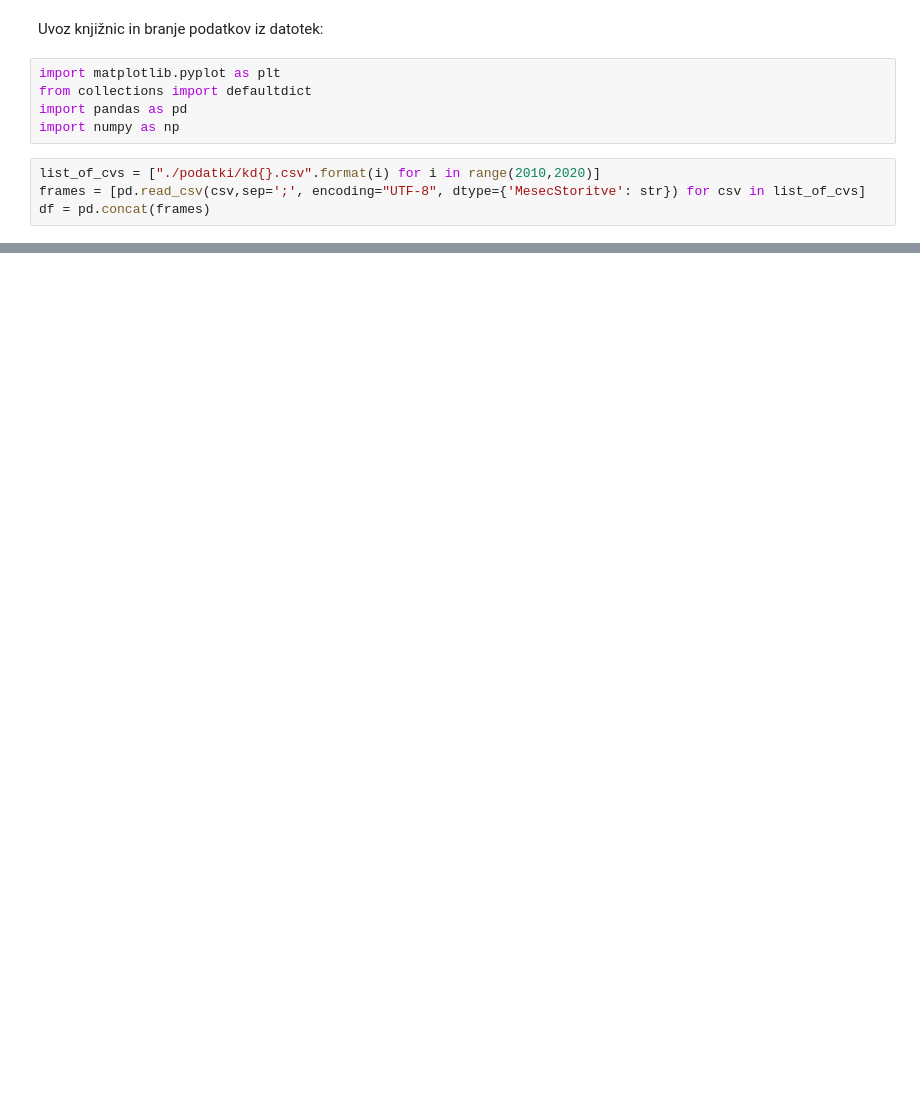
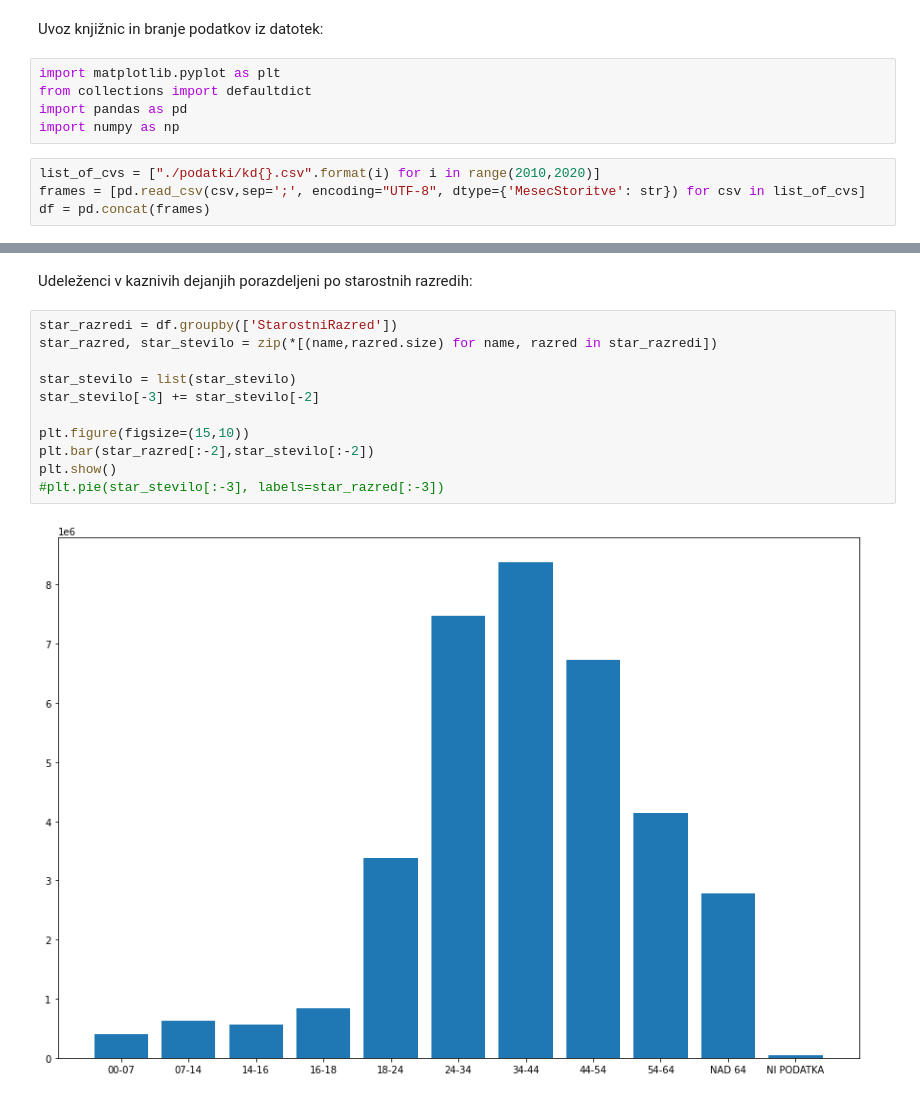
Before and after one commit to debluka/PR21LDMMKPZG, a Jupyter notebook: PR21LDMMKPZG.ipynb, the cells around one changed output, grey strips where cells are left out. Saved outputs shown, nothing was run; the diff lists cells and outputs as text; blank space fills up the shorter version.

```diff
--- a/PR21LDMMKPZG.ipynb
+++ b/PR21LDMMKPZG.ipynb
@@ -11,0 +50,15 @@ df = pd.concat(frames)
+# %% [markdown]
+Udeleženci v kaznivih dejanjih porazdeljeni po starostnih razredih:
+# %%
+star_razredi = df.groupby(['StarostniRazred'])
+star_razred, star_stevilo = zip(*[(name,razred.size) for name, razred in star_razredi])
+
+star_stevilo = list(star_stevilo)
+star_stevilo[-3] += star_stevilo[-2]
+
+plt.figure(figsize=(15,10))
+plt.bar(star_razred[:-2],star_stevilo[:-2])
+plt.show()
+#plt.pie(star_stevilo[:-3], labels=star_razred[:-3])
+# %% [output]
+[figure, added]
```
Also changed, not shown: parts of 4 cells of this notebook.
